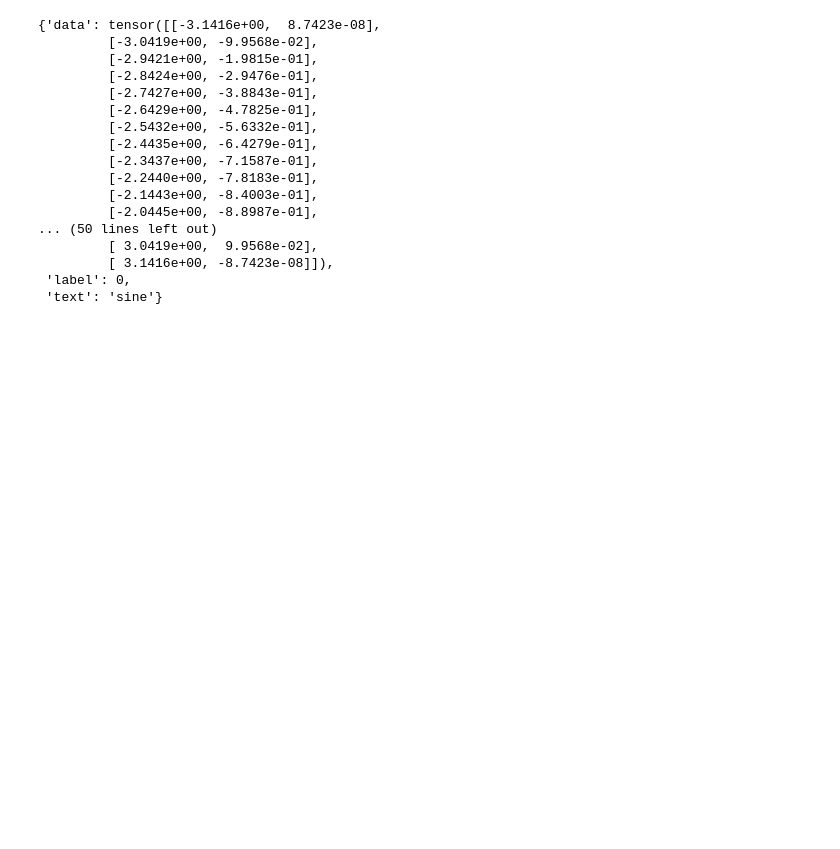
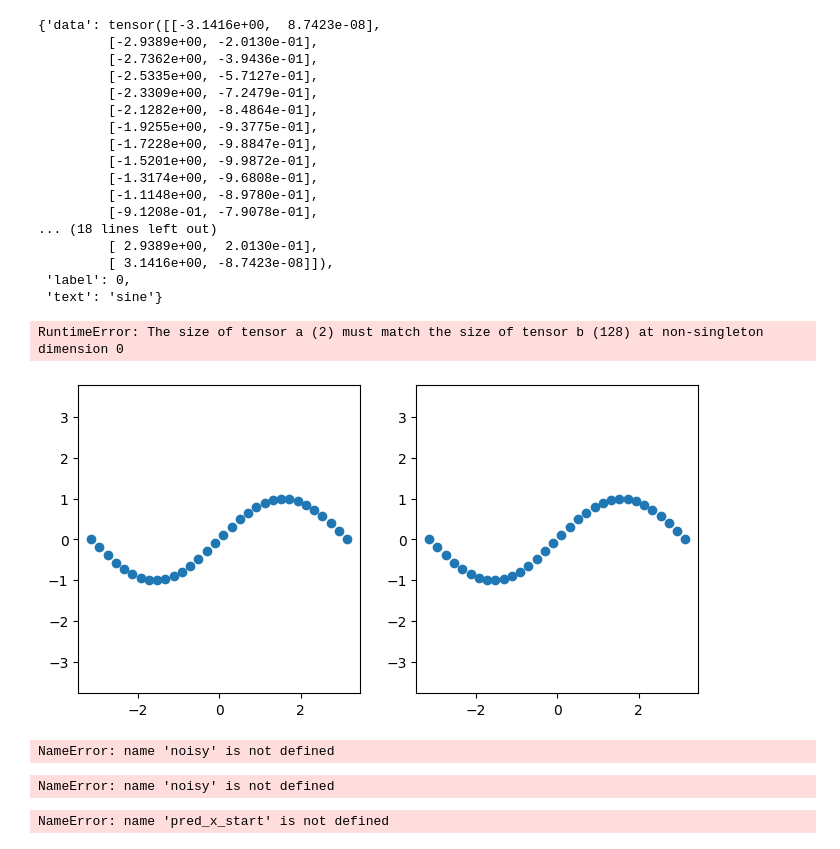
Before and after one commit to minii-ai/tiny-text-to-3d, a Jupyter notebook: notebooks/sine_cosine.ipynb, the cells around one changed output. Cells and saved outputs as stored; diff of their text form; code cells hidden in the pictures; blank space fills up the shorter version.

```diff
--- a/notebooks/sine_cosine.ipynb
+++ b/notebooks/sine_cosine.ipynb
@@ -15,0 +14,3 @@ dataset = SineCosineDataset(type="both")
+# %%
+dataset = SineCosineDataset(type="sine", num_points=32)
+dataloader = DataLoader(dataset, collate_fn=dataset.collate, batch_size=128)
@@ -17,19 +21,19 @@ dataset = SineCosineDataset(type="both")
 dataset[0]
 # %% [output]
 {'data': tensor([[-3.1416e+00,  8.7423e-08],
-         [-3.0419e+00, -9.9568e-02],
-         [-2.9421e+00, -1.9815e-01],
-         [-2.8424e+00, -2.9476e-01],
-         [-2.7427e+00, -3.8843e-01],
-         [-2.6429e+00, -4.7825e-01],
-         [-2.5432e+00, -5.6332e-01],
-         [-2.4435e+00, -6.4279e-01],
-         [-2.3437e+00, -7.1587e-01],
-         [-2.2440e+00, -7.8183e-01],
-         [-2.1443e+00, -8.4003e-01],
-         [-2.0445e+00, -8.8987e-01],
-... (50 lines left out)
-         [ 3.0419e+00,  9.9568e-02],
+         [-2.9389e+00, -2.0130e-01],
+         [-2.7362e+00, -3.9436e-01],
+         [-2.5335e+00, -5.7127e-01],
+         [-2.3309e+00, -7.2479e-01],
+         [-2.1282e+00, -8.4864e-01],
+         [-1.9255e+00, -9.3775e-01],
+         [-1.7228e+00, -9.8847e-01],
+         [-1.5201e+00, -9.9872e-01],
+         [-1.3174e+00, -9.6808e-01],
+         [-1.1148e+00, -8.9780e-01],
+         [-9.1208e-01, -7.9078e-01],
+... (18 lines left out)
+         [ 2.9389e+00,  2.0130e-01],
          [ 3.1416e+00, -8.7423e-08]]),
  'label': 0,
  'text': 'sine'}
@@ -39,4 +43,31 @@ dit = UnconditionalPointCloudDiT(input_size=64, in_channels=2, depth=2, num_head
 ddpm = PointCloudDDPM(dit, diffusion)
+# %%
+noise = torch.randn_like(batch["data"])
+t = torch.tensor([50, 100])
+noisy = diffusion.q_sample(batch["data"], t, noise)
+noisy.shape
+# %% [output]
+RuntimeError: The size of tensor a (2) must match the size of tensor b (128) at non-singleton dimension 0
+# %%
+plot_point_clouds(batch["data"], 1, 2)
+# %% [output]
+[figure, added]
+# %%
+plot_point_clouds(noisy, 1, 2)
+# %% [output]
+NameError: name 'noisy' is not defined
+# %%
+def monkey_patch_model(x, t):
+    return noise
+
+pred_x_start = diffusion.predict_x_start(noisy, t, noise)
+pred_x_start.shape
+# %% [output]
+NameError: name 'noisy' is not defined
+# %%
+plot_point_clouds(pred_x_start, 1, 2)
+# %% [output]
+NameError: name 'pred_x_start' is not defined
 # %%
 count_parameters(dit)
 # %% [output]
```
Also changed, not shown: parts of 12 cells of this notebook, 5 other files.
